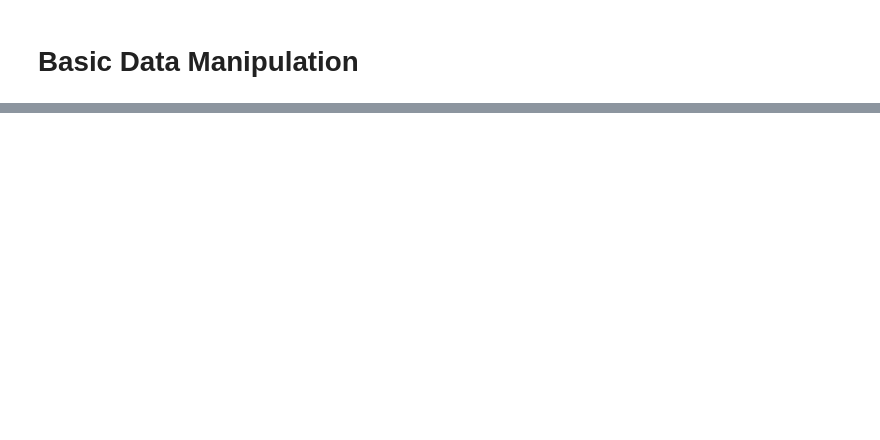
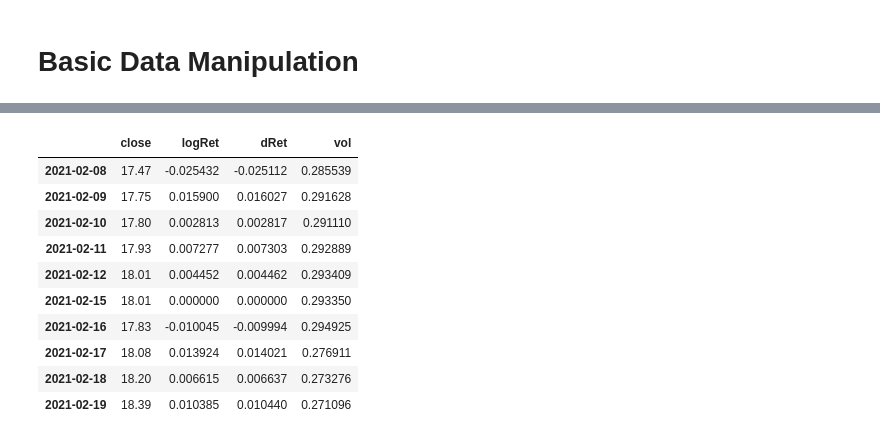
Before and after one commit to haymant/quanotes, a Jupyter notebook: source/handson/data.ipynb, the cells around one changed output, grey strips where cells are left out. Cells and saved outputs as stored; diff of their text form; code cells hidden in the pictures; blank space fills up the shorter version.

```diff
--- a/source/handson/data.ipynb
+++ b/source/handson/data.ipynb
@@ -30,0 +72,20 @@ price.head(9)
+# %%
+close.dropna()
+close.describe()
+daily_return = close.pct_change(1).rename('dRet')
+log_return = np.log(close).diff().rename('logRet')
+aVol = log_return.rolling(21).std().rename('vol')*(252**0.5)
+vnm_vol = pd.concat([close, log_return, daily_return, aVol], axis=1)
+vnm_vol.tail(10)
+# %% [output]
+|  | close | logRet | dRet | vol |
+| 2021-02-08 | 17.47 | -0.025432 | -0.025112 | 0.285539 |
+| 2021-02-09 | 17.75 | 0.015900 | 0.016027 | 0.291628 |
+| 2021-02-10 | 17.80 | 0.002813 | 0.002817 | 0.291110 |
+| 2021-02-11 | 17.93 | 0.007277 | 0.007303 | 0.292889 |
+| 2021-02-12 | 18.01 | 0.004452 | 0.004462 | 0.293409 |
+| 2021-02-15 | 18.01 | 0.000000 | 0.000000 | 0.293350 |
+| 2021-02-16 | 17.83 | -0.010045 | -0.009994 | 0.294925 |
+| 2021-02-17 | 18.08 | 0.013924 | 0.014021 | 0.276911 |
+| 2021-02-18 | 18.20 | 0.006615 | 0.006637 | 0.273276 |
+| 2021-02-19 | 18.39 | 0.010385 | 0.010440 | 0.271096 |
```
Also changed, not shown: parts of 6 cells of this notebook, 1 other file.
